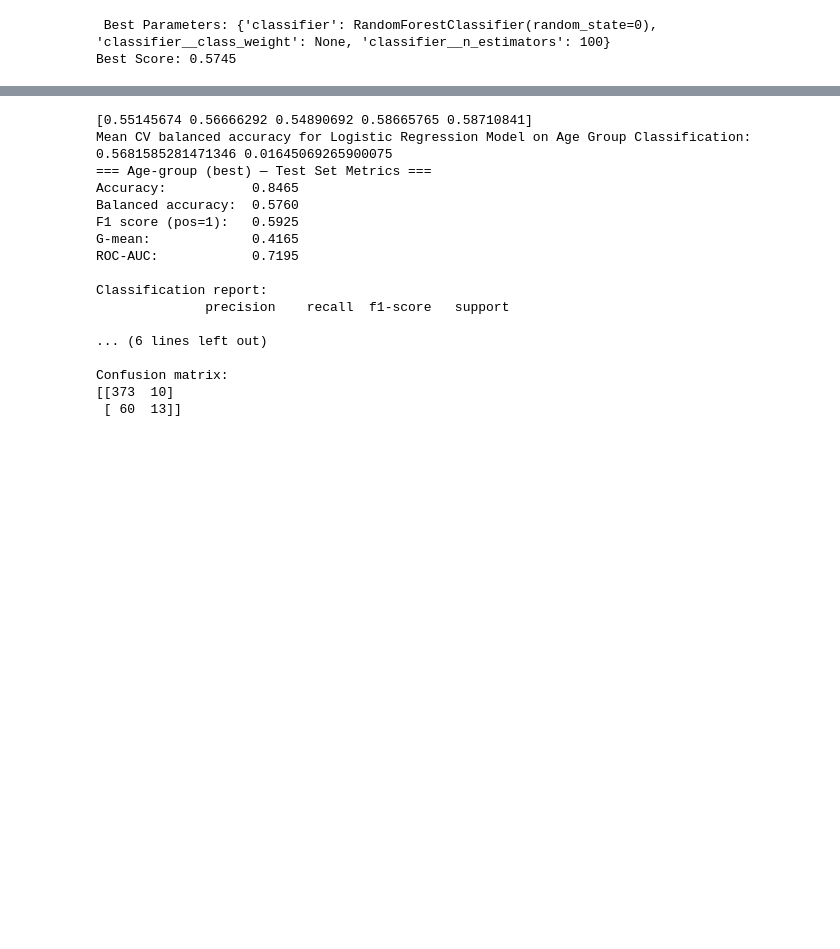
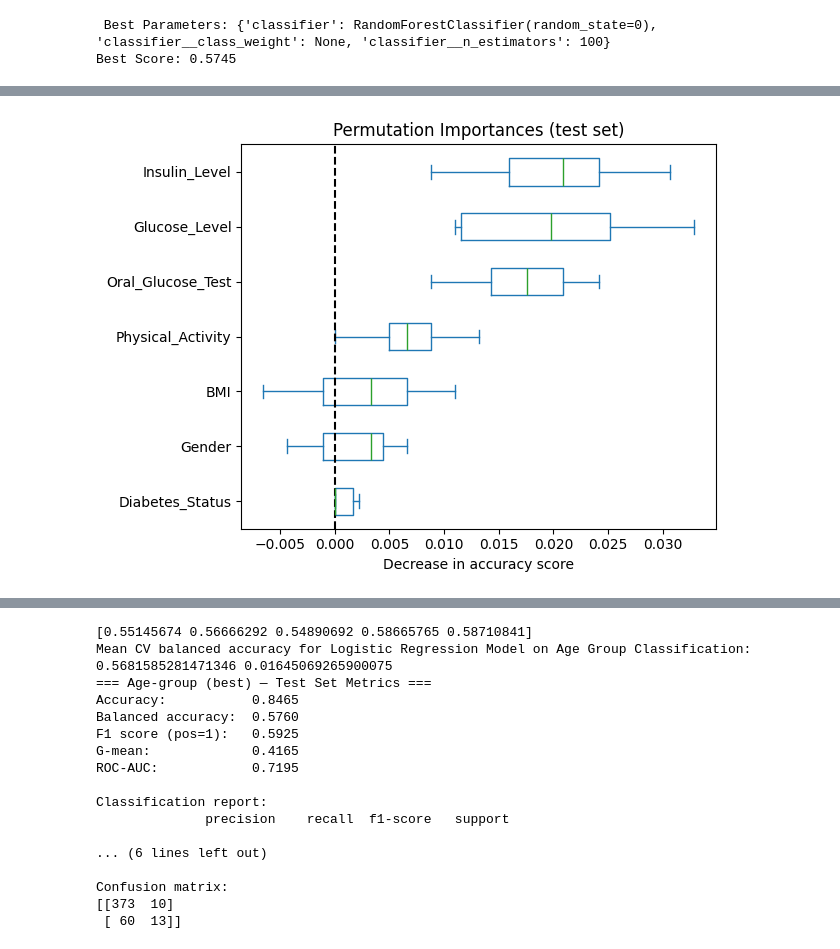
Before and after one commit to bpickett14/MATH3310_FA_2025_FP1_G01_PICKETT_CARDONA, a Jupyter notebook: notebooks/Final.ipynb, the cells around one changed output, grey strips where cells are left out. Drawn from its saved outputs; the diff is of its cells as text; code cells hidden in the pictures; blank space fills up the shorter version.

```diff
--- a/notebooks/Final.ipynb
+++ b/notebooks/Final.ipynb
@@ -346,0 +363,18 @@ Best Score: 0.5745
+# %%
+
+result_age = permutation_importance(
+    best_model_age, X_test_age, y_test_age, n_repeats=10, random_state=42, n_jobs=2
+)
+
+sorted_importances_idx_age = result_age.importances_mean.argsort()
+importances_age = pd.DataFrame(
+    result_age.importances[sorted_importances_idx_age].T,
+    columns=X_agegroup.columns[sorted_importances_idx_age],
+)
+ax_age = importances_age.plot.box(vert=False, whis=10)
+ax_age.set_title("Permutation Importances (test set)")
+ax_age.axvline(x=0, color="k", linestyle="--")
+ax_age.set_xlabel("Decrease in accuracy score")
+ax_age.figure.tight_layout()
+# %% [output]
+[figure, added]
```
Also changed, not shown: parts of 12 cells of this notebook.
